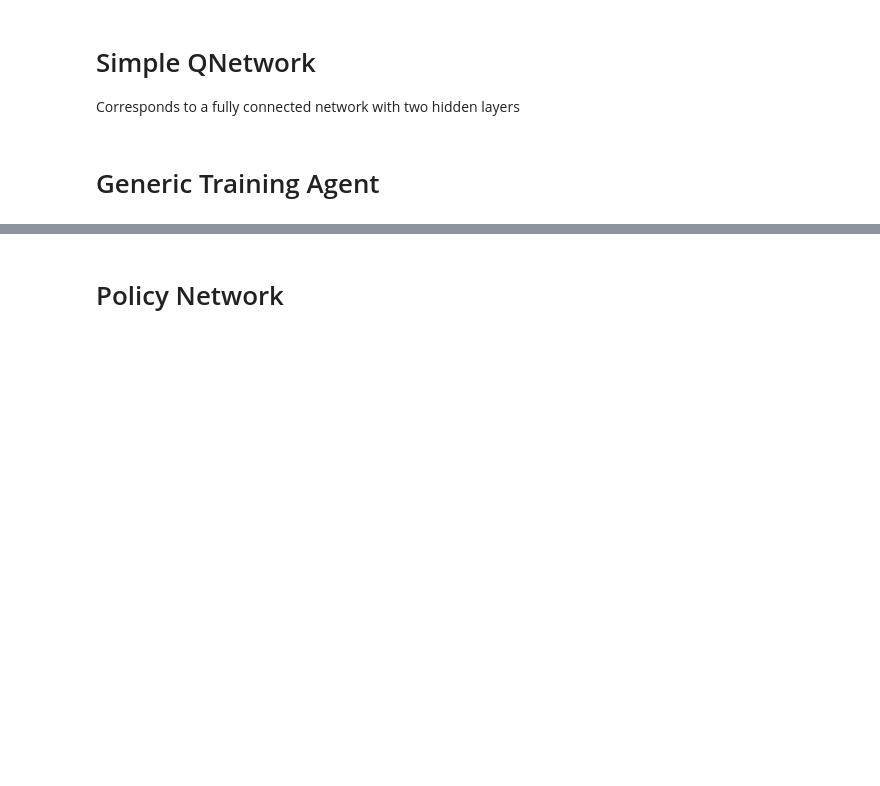
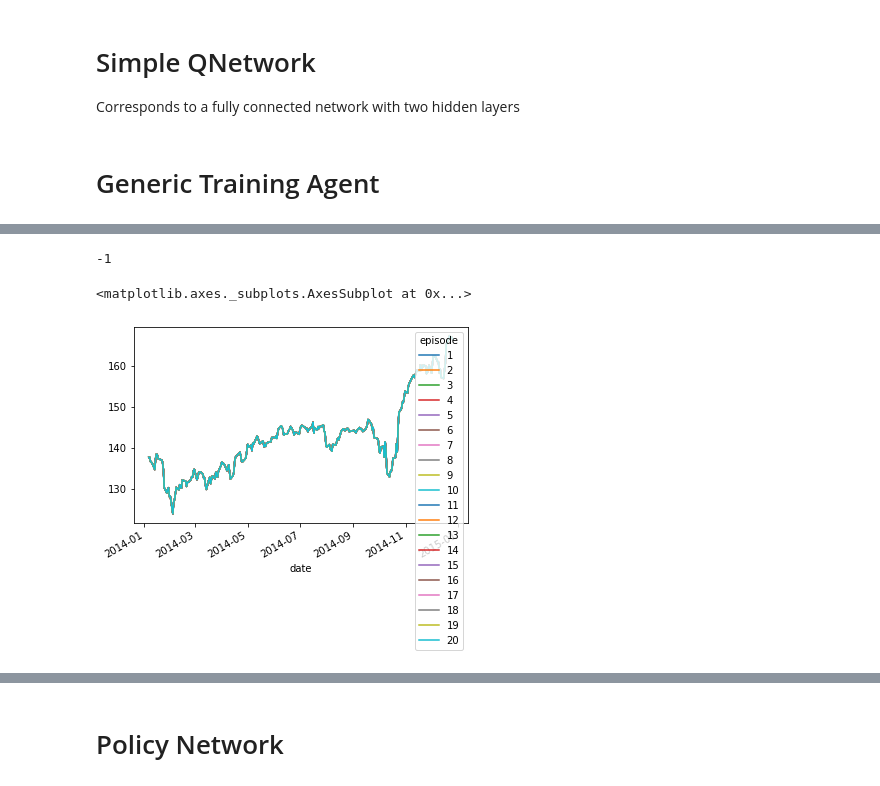
Before and after one commit to AaruranLog/rl-trading, a Jupyter notebook: agents.ipynb, the cells around one changed output, grey strips where cells are left out. Cells and saved outputs as stored; diff of their text form; code cells hidden in the pictures; blank space fills up the shorter version.

```diff
--- a/agents.ipynb
+++ b/agents.ipynb
@@ -33,16 +31,19 @@ e = TradingEnv()
 # %%
+e = TradingEnv()
 STATE_DIM = len(e.reset())
+print(f'STATE_DIM = {STATE_DIM}')
+EMBED_DIM = 50 # from the dimensionality-reduced fastText model
 ACTION_DIM = 3
 EPISODES = 2000  # number of episodes
 EPS_START = 0.9  # e-greedy threshold start value
 EPS_END = 0.05  # e-greedy threshold end value
 EPS_DECAY = 200  # e-greedy threshold decay
-GAMMA = 0.99  # Q-learning discount factor
-LR = 0.001  # NN optimizer learning rate
+# GAMMA = 0.99  # Q-learning discount factor
+LR = 0.1  # NN optimizer learning rate
 HIDDEN_LAYER = 10  # NN hidden layer size
-BATCH_SIZE = 500  # Q-learning batch size
+BATCH_SIZE = 16  # Q-learning batch size
 TARGET_UPDATE = 100  # frequency of target update
-BUFFER_SIZE = 10000  # capacity of the replay buffer
+BUFFER_SIZE = 100  # capacity of the replay buffer
 
 # if gpu is to be used
 # use_cuda = torch.cuda.is_available()
@@ -51,3 +52,4 @@ FloatTensor = torch.cuda.FloatTensor if use_cuda else torch.FloatTensor
 LongTensor = torch.cuda.LongTensor if use_cuda else torch.LongTensor
 ByteTensor = torch.cuda.ByteTensor if use_cuda else torch.ByteTensor
 Tensor = FloatTensor
+del e
@@ -258,0 +249,4 @@ data.DataReader('FOXA', 'yahoo')
+# %%
+agent=DQN()
+# %%
+agent.train(num_tickers=1, num_episodes=20)
@@ -258,0 +308,9 @@ data.DataReader('FOXA', 'yahoo')
+# %%
+agent.history['MMM', 'actions'].max()
+# %% [output]
+-1
+# %%
+agent.history['MMM', 'prices'].unstack(level=0).plot()
+# %% [output]
+<matplotlib.axes._subplots.AxesSubplot at 0x...>
+[figure, added]
```
Also changed, not shown: parts of 32 cells of this notebook.
